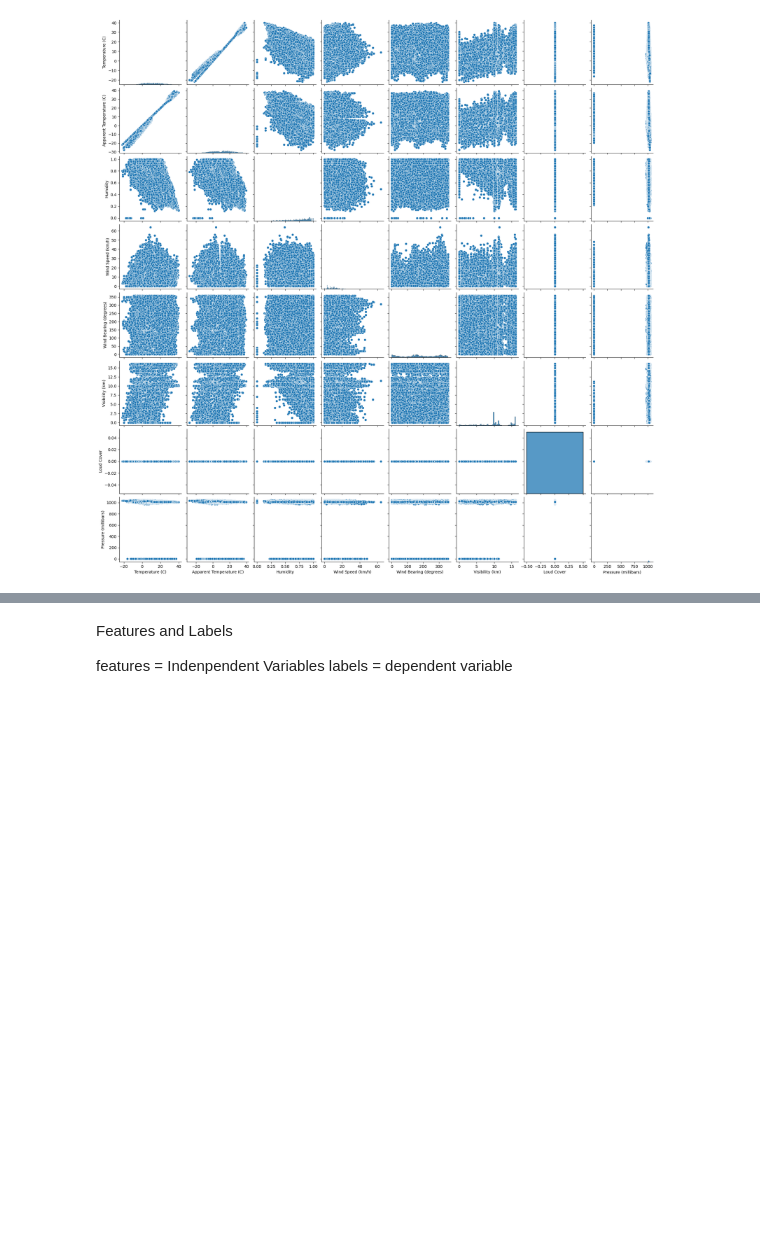
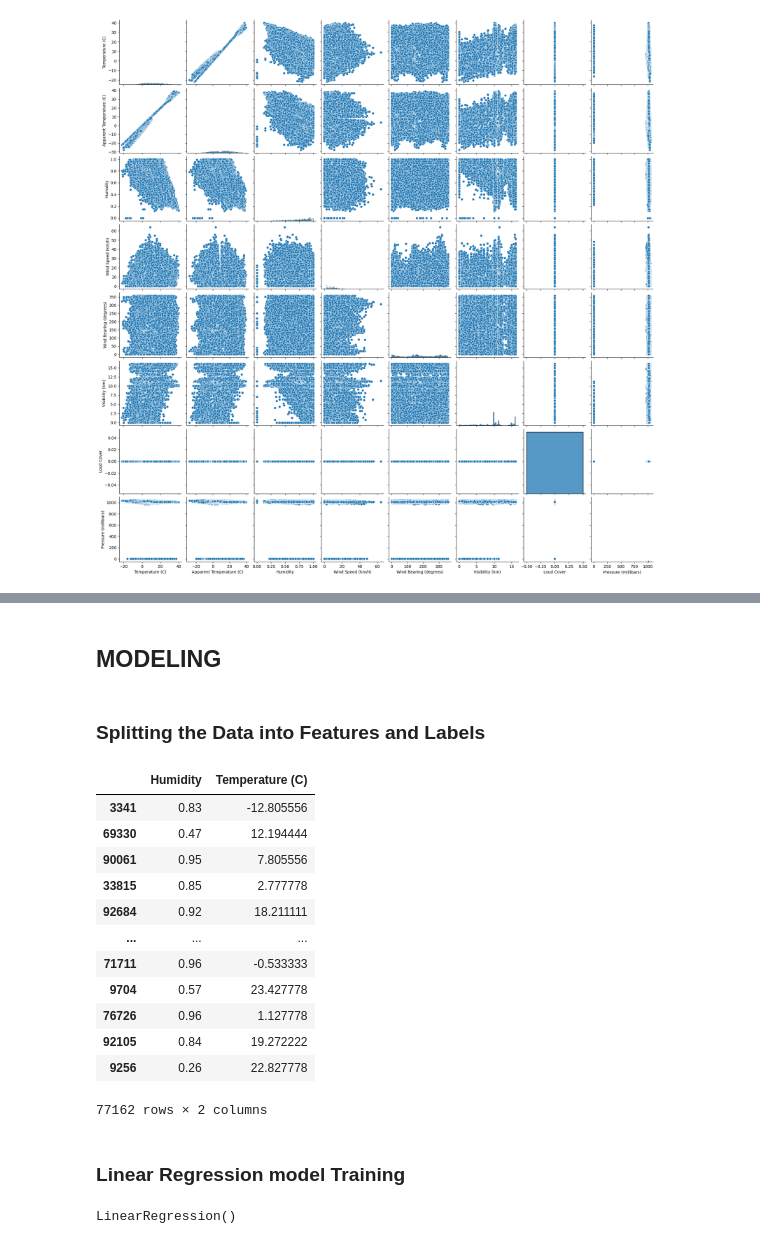
Before and after one commit to vkhaou/Linear-Regression, a Jupyter notebook: LinearReg.ipynb, the cells around one changed output, grey strips where cells are left out. Drawn from its saved outputs; the diff is of its cells as text; code cells hidden in the pictures; blank space fills up the shorter version.

Commit message:
Updating Linear Reg file with everything but Eval Metrics

```diff
--- a/LinearReg.ipynb
+++ b/LinearReg.ipynb
@@ -103,6 +120,5 @@ plt.scatter(x = "Humidity", y = "Temperature (C)", data =df)
-# %% [markdown]
-Features and Labels
-
-features = Indenpendent Variables
-labels = dependent variable
+# %% [markdown]
+## MODELING
+# %% [markdown]
+### Splitting the Data into Features and Labels
 # %%
@@ -111 +133,21 @@ y = df['Apparent Temperature (C)']
+# %%
+X_train, X_test, y_train, y_test = train_test_split(X, y, test_size=0.2, random_state=23)
+# %%
+X_train
+# %% [output]
+|  | Humidity | Temperature (C) |
+| 3341 | 0.83 | -12.805556 |
+| 69330 | 0.47 | 12.194444 |
+| 90061 | 0.95 | 7.805556 |
+| 33815 | 0.85 | 2.777778 |
+| 92684 | 0.92 | 18.211111 |
+| ... | ... | ... |
+| 71711 | 0.96 | -0.533333 |
+| 9704 | 0.57 | 23.427778 |
+| 76726 | 0.96 | 1.127778 |
+| 92105 | 0.84 | 19.272222 |
+| 9256 | 0.26 | 22.827778 |
+77162 rows × 2 columns
+# %% [markdown]
+### Linear Regression model Training
 # %%
@@ -113,0 +159,5 @@ from sklearn.linear_model import LinearRegression
+# %%
+# Now we can train(fit) our model with the split data -- training data
+linear_model.fit(X_train, y_train)
+# %% [output]
+LinearRegression()
```
Also changed, not shown: parts of 26 cells of this notebook.
